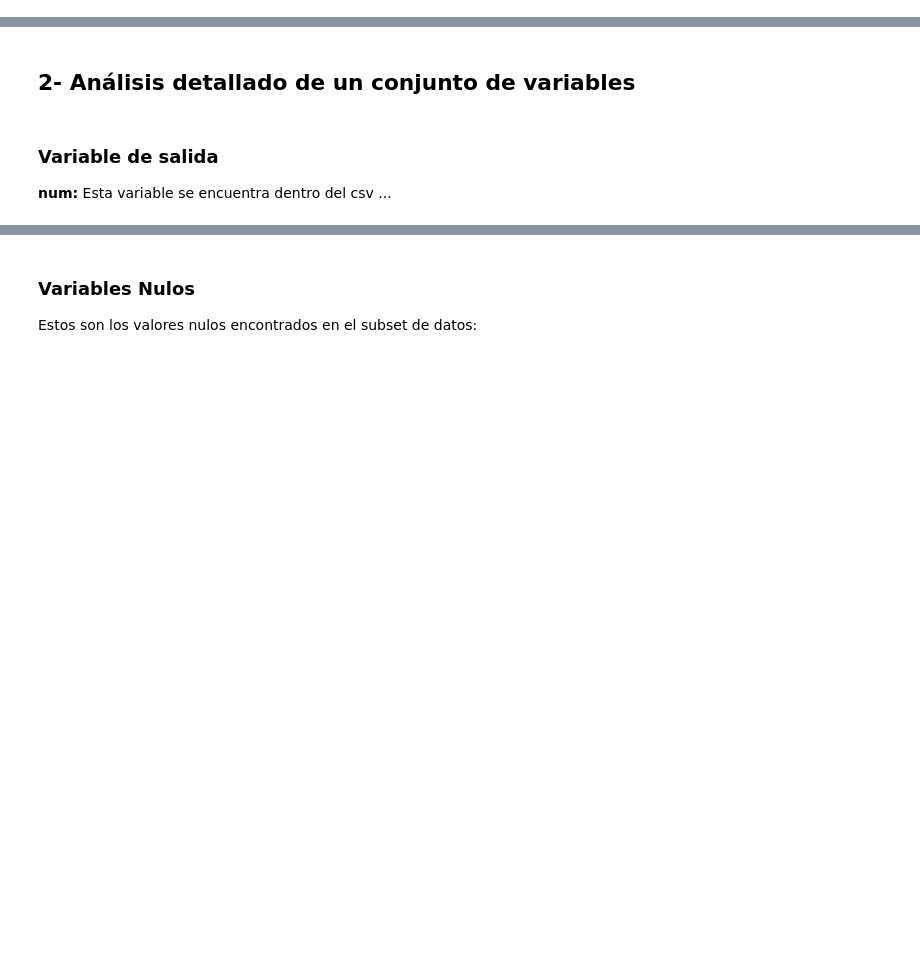
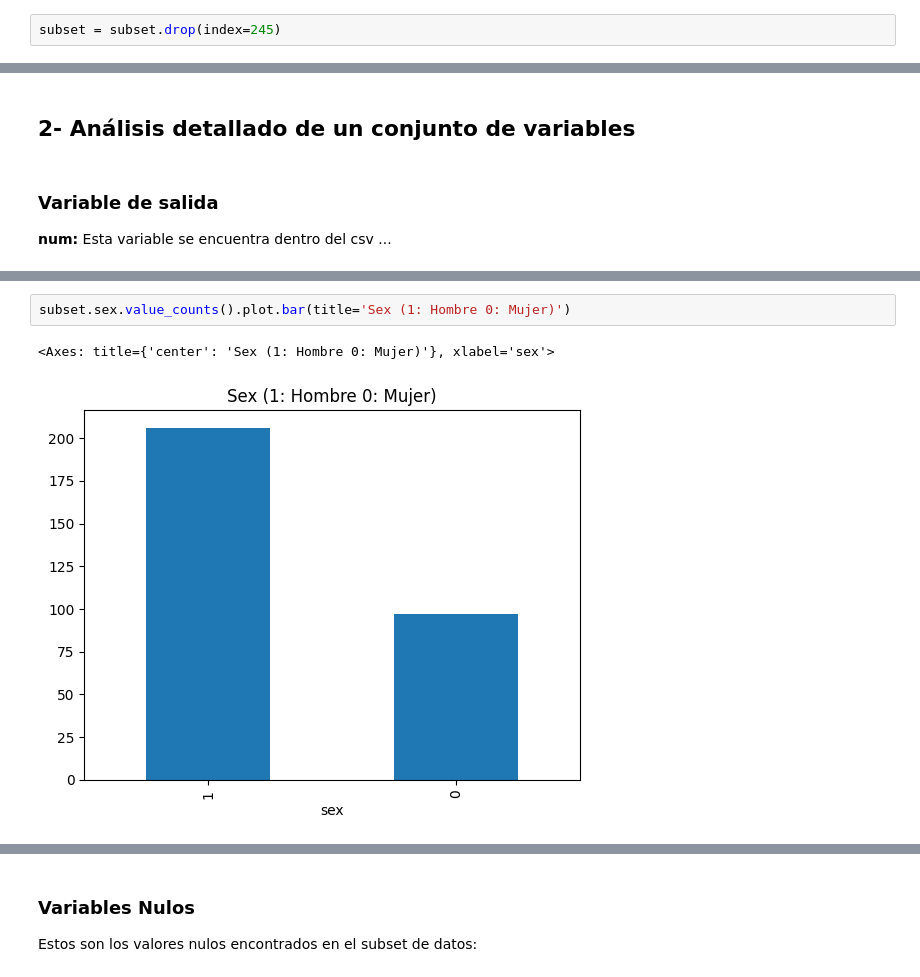
Before and after one commit to IgnacioLopez04/TP_ML_Bellotti_Lopez_Trinchieri, a Jupyter notebook: TP1_ML.ipynb, the cells around one changed output, grey strips where cells are left out. Cells and saved outputs as stored; diff of their text form; blank space fills up the shorter version.

```diff
--- a/TP1_ML.ipynb
+++ b/TP1_ML.ipynb
@@ -45,0 +72,2 @@ result.head()
+# %%
+subset = subset.drop(index=245)
@@ -57,0 +98,5 @@ subset.num.value_counts().plot.bar(title='num')
+# %%
+subset.sex.value_counts().plot.bar(title='Sex (1: Hombre 0: Mujer)')
+# %% [output]
+<Axes: title={'center': 'Sex (1: Hombre 0: Mujer)'}, xlabel='sex'>
+[figure, added]
```
Also changed, not shown: parts of 14 cells of this notebook.
